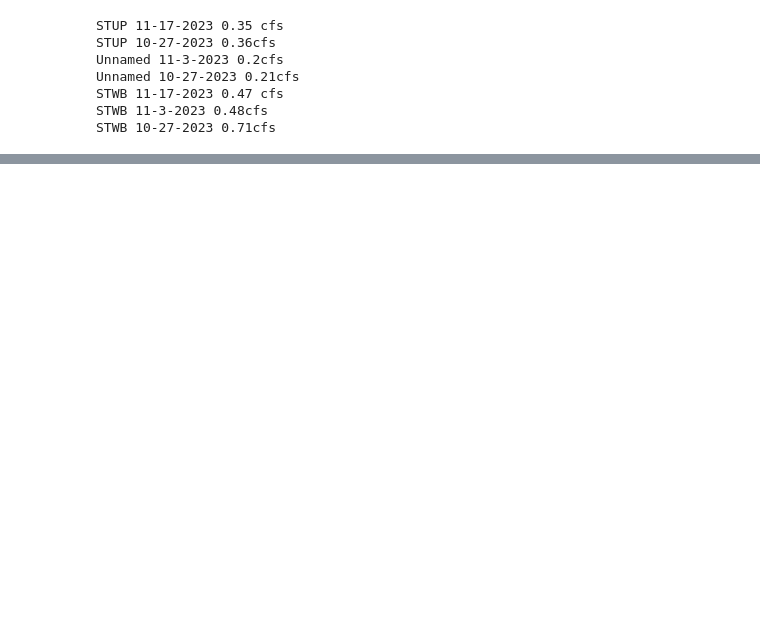
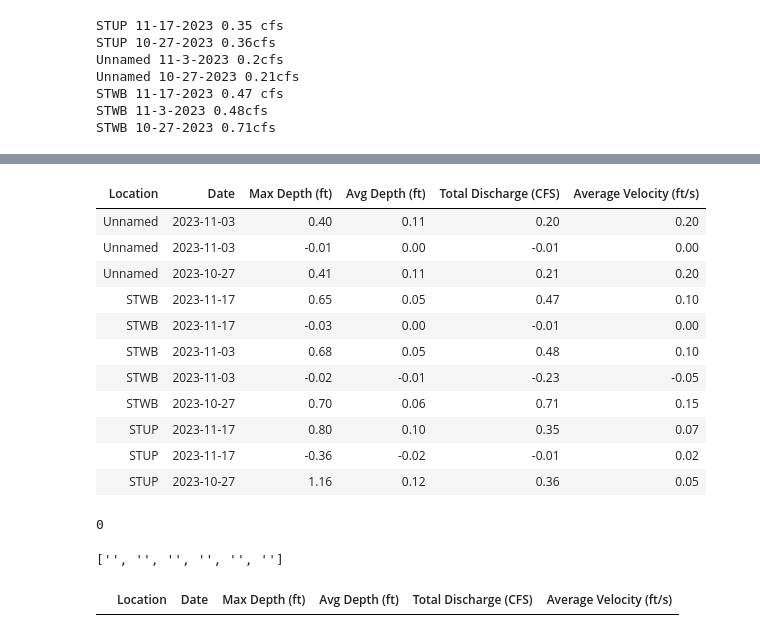
Before and after one commit to sud03r/flowdataviz, a Jupyter notebook: sandbox.ipynb, the cells around one changed output, grey strips where cells are left out. Drawn from its saved outputs; the diff is of its cells as text; code cells hidden in the pictures; blank space fills up the shorter version.

```diff
--- a/sandbox.ipynb
+++ b/sandbox.ipynb
@@ -208,0 +280,26 @@ df
+# %%
+def color_red_green(val):
+    if val.delta:
+        return np.select([val < 0, val > 0, val == 0], ['background-color: salmon', 'background-color: palegreen', 'background-color: lightgray'])
+    else:
+        return [""] * len(val)
+
+joined.style.apply(color_red_green,subset=['Max Depth (ft)', 'Avg Depth (ft)', 'Total Discharge (CFS)', 'Average Velocity (ft/s)', 'delta'], axis=1).hide('delta', axis=1).hide(axis='index').format(precision=2)
+# %% [output]
+| Location | Date | Max Depth (ft) | Avg Depth (ft) | Total Discharge (CFS) | Average Velocity (ft/s) |
+| Unnamed | 2023-11-03 | 0.40 | 0.11 | 0.20 | 0.20 |
+| Unnamed | 2023-11-03 | -0.01 | 0.00 | -0.01 | 0.00 |
+| Unnamed | 2023-10-27 | 0.41 | 0.11 | 0.21 | 0.20 |
+| STWB | 2023-11-17 | 0.65 | 0.05 | 0.47 | 0.10 |
+| STWB | 2023-11-17 | -0.03 | 0.00 | -0.01 | 0.00 |
+| STWB | 2023-11-03 | 0.68 | 0.05 | 0.48 | 0.10 |
+| STWB | 2023-11-03 | -0.02 | -0.01 | -0.23 | -0.05 |
+| STWB | 2023-10-27 | 0.70 | 0.06 | 0.71 | 0.15 |
+| STUP | 2023-11-17 | 0.80 | 0.10 | 0.35 | 0.07 |
+| STUP | 2023-11-17 | -0.36 | -0.02 | -0.01 | 0.02 |
+| STUP | 2023-10-27 | 1.16 | 0.12 | 0.36 | 0.05 |
+# %%
+statistics.delta\
+          .sum()
+# %% [output]
+0
@@ -208,0 +318,11 @@ df
+# %%
+['']*6
+# %% [output]
+['', '', '', '', '', '']
+# %%
+statistics = pd.DataFrame(columns = ['Location', 'Date', 'Max Depth (ft)', 'Avg Depth (ft)',
+                          'Total Discharge (CFS)', 'Average Velocity (ft/s)'])
+
+statistics
+# %% [output]
+|  | Location | Date | Max Depth (ft) | Avg Depth (ft) | Total Discharge (CFS) | Average Velocity (ft/s) |
```
Also changed, not shown: parts of 20 cells of this notebook, 3 other files.
